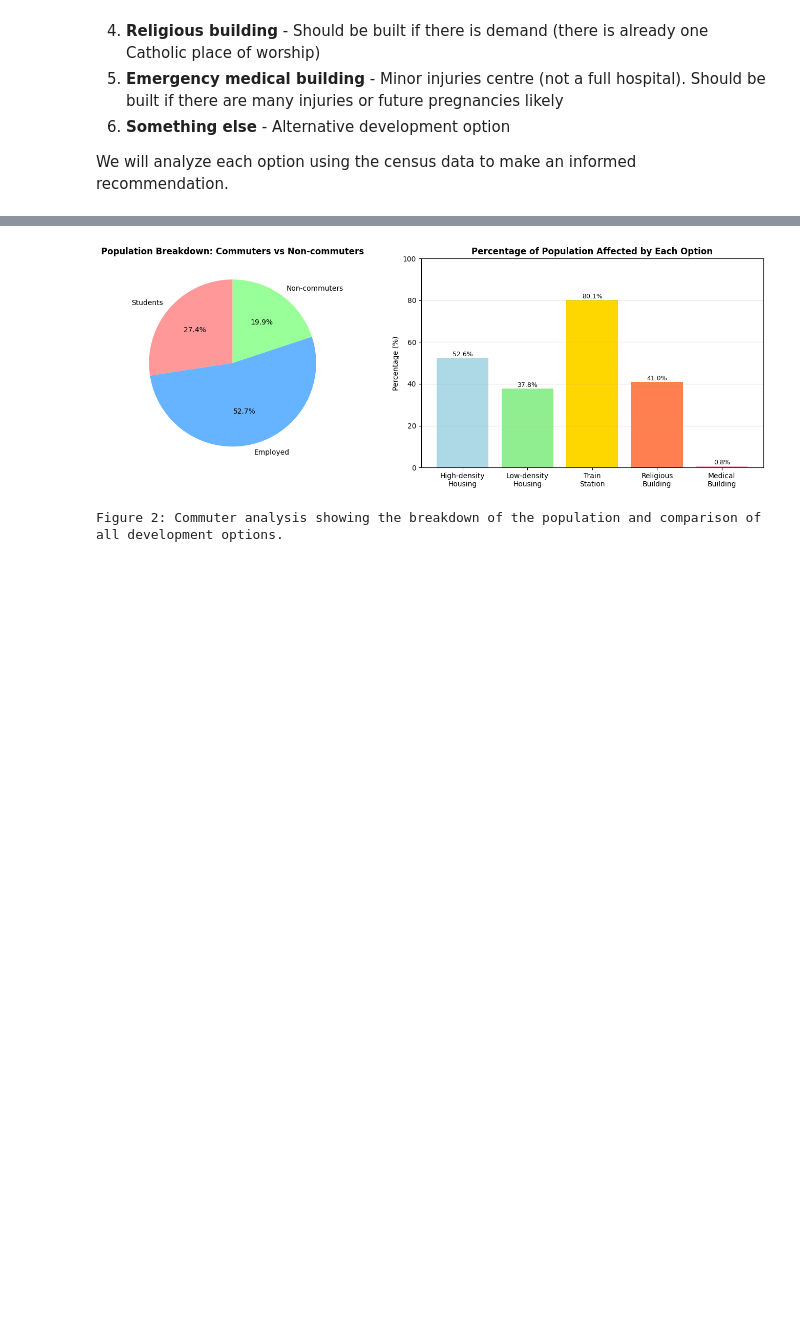
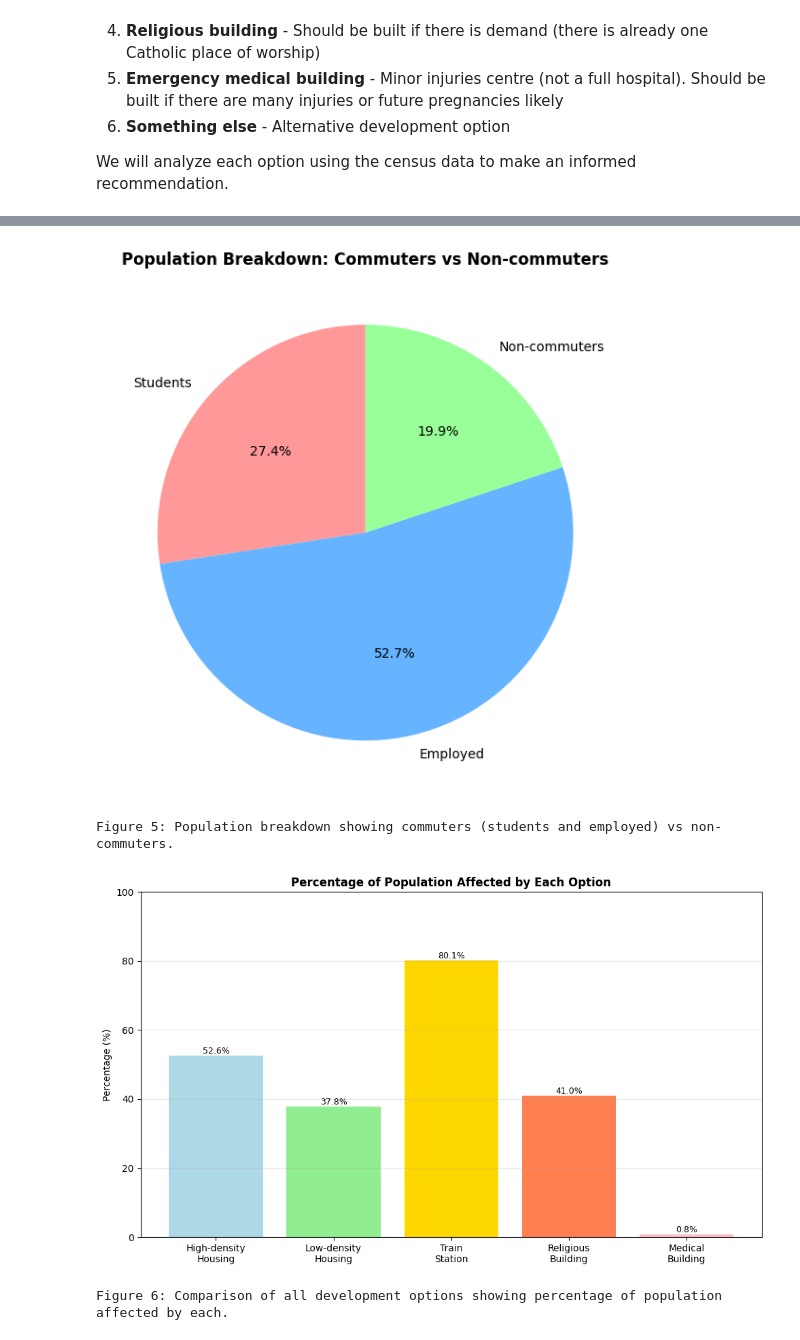
Before and after one commit to dannywu1101/FundamentalsDataScienceFinalProject, a Jupyter notebook: Project.ipynb, the cells around one changed output, grey strips where cells are left out. Saved outputs shown, nothing was run; the diff lists cells and outputs as text; code cells hidden in the pictures; blank space fills up the shorter version.

```diff
--- a/Project.ipynb
+++ b/Project.ipynb
@@ -140,11 +131,11 @@ Age column statistics:
   Ages over 120 (unrealistic): 0
   Negative ages (invalid): 0
 # %%
-# Remove unrealistic ages (over 120 or negative)
-df.loc[df['Age'] > 120, 'Age'] = np.nan
+# Remove unrealistic ages
+df.loc[df['Age'] > 110, 'Age'] = np.nan
 df.loc[df['Age'] < 0, 'Age'] = np.nan
 
-# Standardize marital status - handle various formats and abbreviations
+# Standardize marital status
 df['Marital Status'] = df['Marital Status'].str.strip()
 df['Marital Status'] = df['Marital Status'].replace('NA', 'N/A')  # N/A for minors
 df['Marital Status'] = df['Marital Status'].replace('na', 'N/A')
@@ -156,7 +147,7 @@ df['Marital Status'] = df['Marital Status'].replace('D', 'Divorced')
 df['Marital Status'] = df['Marital Status'].replace('S', 'Single')
 df['Marital Status'] = df['Marital Status'].replace('W', 'Widowed')
 
-# Standardize gender to only 'Male' or 'Female' (case-insensitive)
+# Standardize gender to only 'Male' or 'Female'
 df['Gender'] = df['Gender'].str.strip()
 df['Gender'] = df['Gender'].replace('M', 'Male')
 df['Gender'] = df['Gender'].replace('m', 'Male')
@@ -495,8 +503,8 @@ Figure 1: Key demographic visualizations showing age distribution, religion, hou
 # %%
 # Additional visualization: Commuter analysis
-fig, axes = plt.subplots(1, 2, figsize=(14, 5))
 
-# Pie chart showing commuter vs non-commuter breakdown
+# Figure 5: Pie chart showing commuter vs non-commuter breakdown
+plt.figure(figsize=(10, 6))
 students = df[df['Occupation'].str.contains('student|Student|University', case=False, na=False)]
 employed = df[df['Occupation'].notna()]
 employed = employed[~employed['Occupation'].str.contains('student|retired|unemployed|child', case=False, na=False)]
@@ -506,45 +514,50 @@ commuter_data = [len(students), len(employed), non_commuters]
 commuter_labels = ['Students', 'Employed', 'Non-commuters']
 colors = ['#ff9999', '#66b3ff', '#99ff99']
 
-axes[0].pie(commuter_data, labels=commuter_labels, autopct='%1.1f%%', colors=colors, startangle=90)
-axes[0].set_title('Population Breakdown: Commuters vs Non-commuters', fontsize=12, fontweight='bold')
+plt.pie(commuter_data, labels=commuter_labels, autopct='%1.1f%%', colors=colors, startangle=90)
+plt.title('Population Breakdown: Commuters vs Non-commuters', fontsize=12, fontweight='bold')
+plt.tight_layout()
+plt.show()
+print("Figure 5: Population breakdown showing commuters (students and employed) vs non-commuters.")
 
-# Bar chart comparing all options
+# Figure 6: Bar chart comparing all options
+plt.figure(figsize=(10, 6))
 options = ['High-density\nHousing', 'Low-density\nHousing', 'Train\nStation', 'Religious\nBuilding', 'Medical\nBuilding']
 # Calculate percentages for each option
 young = df[(df['Age'] >= 18) & (df['Age'] <= 35)]
 kids = df[df['Age'] < 18]
 high_density_pct = (len(young) + len(kids)) / len(df) * 100
 
 household_sizes = df.groupby(['Street', 'House Number']).size()
 large_households = (household_sizes >= 4).sum()
 low_density_pct = large_households / len(household_sizes) * 100
 
 train_pct = (len(students) + len(employed)) / len(df) * 100
 
 religion_pct = df['Religion'].notna().sum() / len(df) * 100
 
 medical_pct = df['Infirmity'].notna().sum() / len(df) * 100
 
 percentages = [high_density_pct, low_density_pct, train_pct, religion_pct, medical_pct]
-bars = axes[1].bar(options, percentages, color=['lightblue', 'lightgreen', 'gold', 'coral', 'pink'])
-axes[1].set_title('Percentage of Population Affected by Each Option', fontsize=12, fontweight='bold')
-axes[1].set_ylabel('Percentage (%)', fontsize=10)
-axes[1].set_ylim(0, 100)
-axes[1].grid(axis='y', alpha=0.3)
+bars = plt.bar(options, percentages, color=['lightblue', 'lightgreen', 'gold', 'coral', 'pink'])
+plt.title('Percentage of Population Affected by Each Option', fontsize=12, fontweight='bold')
+plt.ylabel('Percentage (%)', fontsize=10)
+plt.ylim(0, 100)
+plt.grid(axis='y', alpha=0.3)
 
 # Add value labels on bars
 for bar, pct in zip(bars, percentages):
     height = bar.get_height()
-    axes[1].text(bar.get_x() + bar.get_width()/2., height,
+    plt.text(bar.get_x() + bar.get_width()/2., height,
                 f'{pct:.1f}%', ha='center', va='bottom', fontsize=9)
 
 plt.tight_layout()
 plt.show()
-
-print("Figure 2: Commuter analysis showing the breakdown of the population and comparison of all development options.")
+print("Figure 6: Comparison of all development options showing percentage of population affected by each.")
 # %% [output]
-[figure, old version]
+[figure, new version]
-Figure 2: Commuter analysis showing the breakdown of the population and comparison of all development options.
+Figure 5: Population breakdown showing commuters (students and employed) vs non-commuters.
+[figure, added]
+Figure 6: Comparison of all development options showing percentage of population affected by each.
 # %%
 # Summary of all options
```
Also changed, not shown: parts of 16 cells of this notebook.
